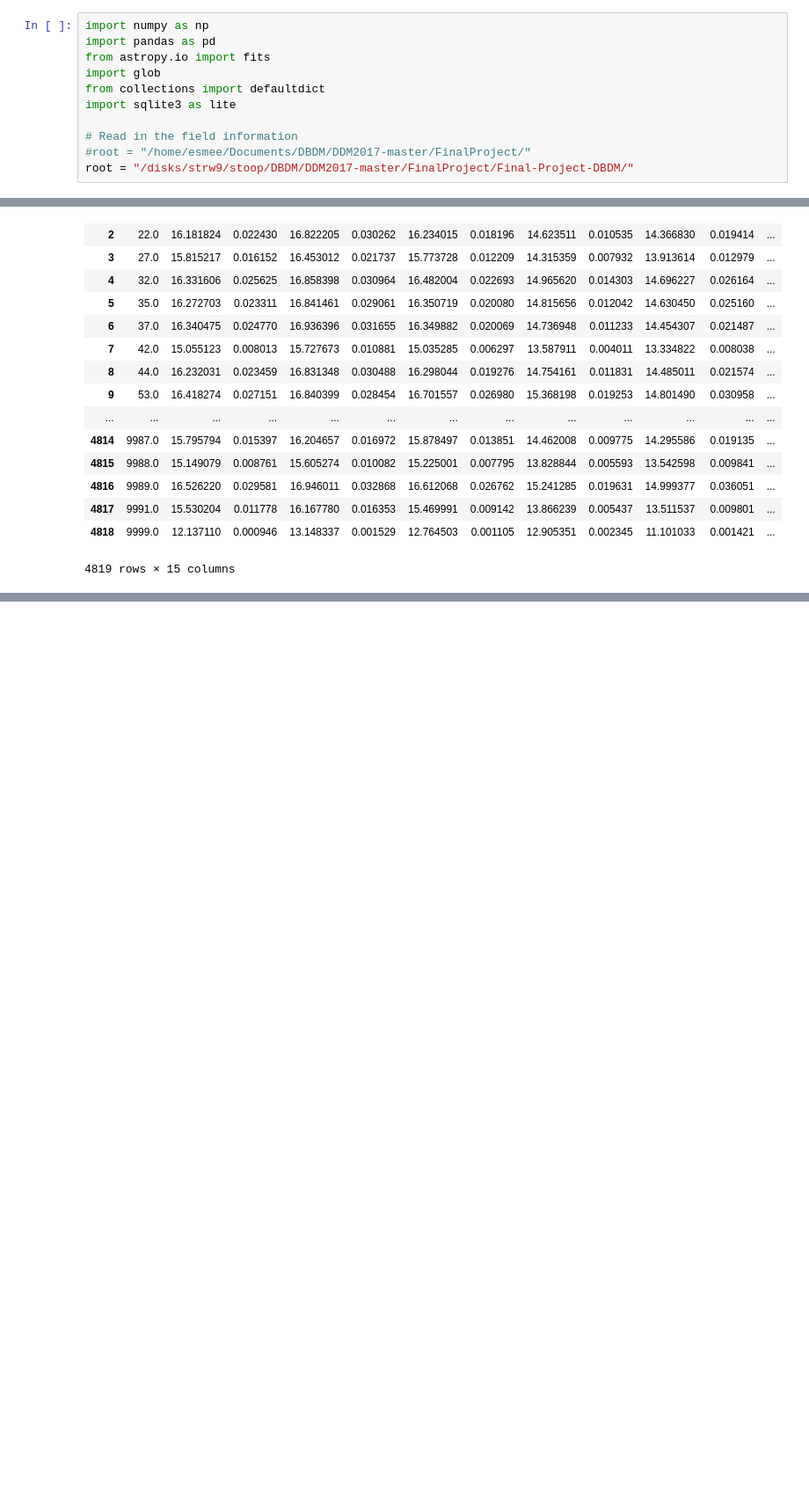
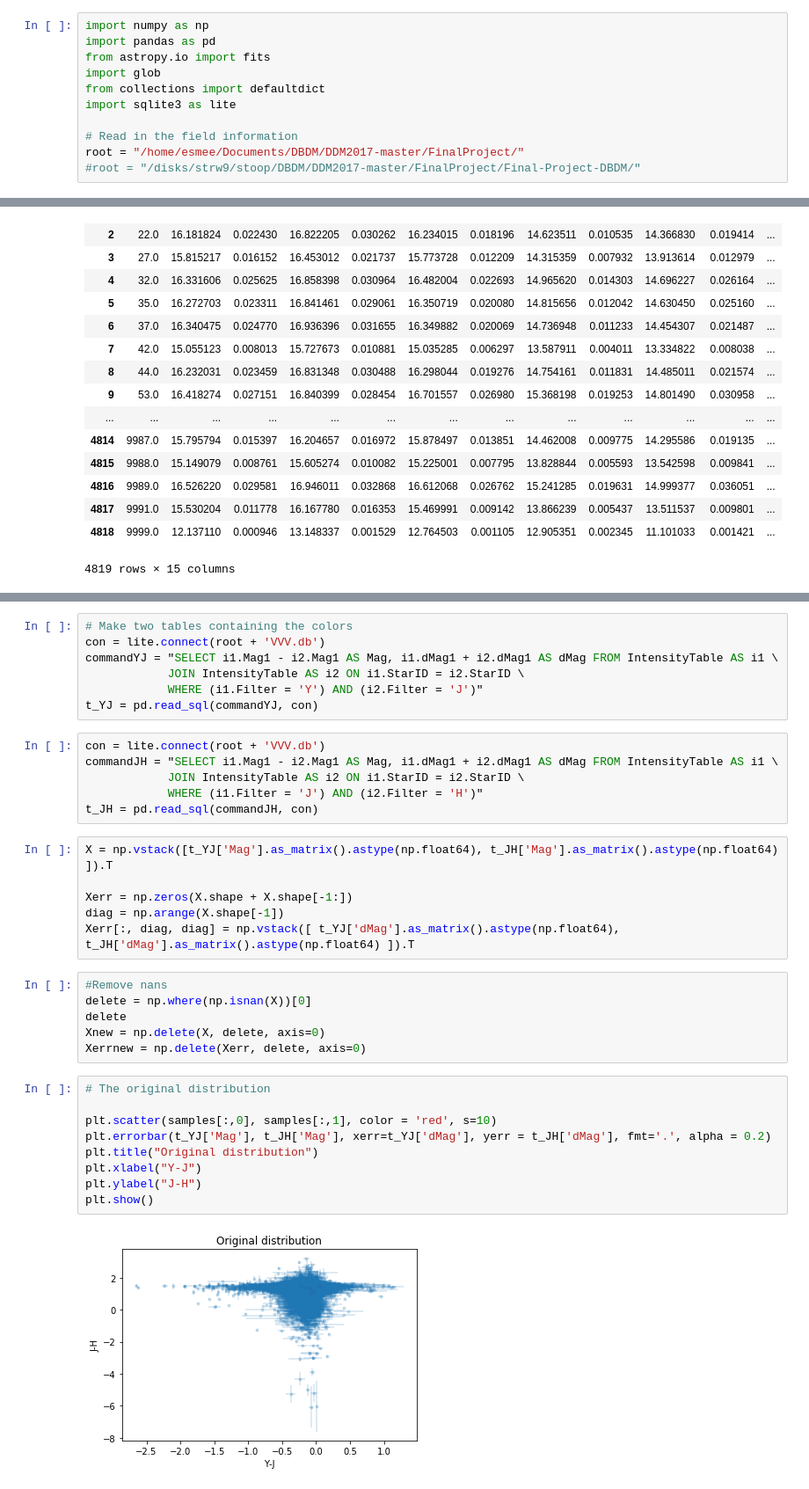
Before and after one commit to EStoop/Final-Project-DBDM, a Jupyter notebook: Final1.ipynb, the cells around one changed output, grey strips where cells are left out. Shown at 88% size. Drawn from its saved outputs; the diff is of its cells as text; blank space fills up the shorter version.

```diff
--- a/Final1.ipynb
+++ b/Final1.ipynb
@@ -7,8 +7,8 @@ from collections import defaultdict
 import sqlite3 as lite
 
 # Read in the field information
-#root = "/home/esmee/Documents/DBDM/DDM2017-master/FinalProject/"
-root = "/disks/strw9/stoop/DBDM/DDM2017-master/FinalProject/Final-Project-DBDM/"
+root = "/home/esmee/Documents/DBDM/DDM2017-master/FinalProject/"
+#root = "/disks/strw9/stoop/DBDM/DDM2017-master/FinalProject/Final-Project-DBDM/"
 # %% [markdown]
 # FieldTable
 
@@ -362,0 +369,36 @@ print t
+# %%
+# Make two tables containing the colors
+con = lite.connect(root + 'VVV.db')
+commandYJ = "SELECT i1.Mag1 - i2.Mag1 AS Mag, i1.dMag1 + i2.dMag1 AS dMag FROM IntensityTable AS i1 \
+            JOIN IntensityTable AS i2 ON i1.StarID = i2.StarID \
+            WHERE (i1.Filter = 'Y') AND (i2.Filter = 'J')"
+t_YJ = pd.read_sql(commandYJ, con)
+# %%
+con = lite.connect(root + 'VVV.db')
+commandJH = "SELECT i1.Mag1 - i2.Mag1 AS Mag, i1.dMag1 + i2.dMag1 AS dMag FROM IntensityTable AS i1 \
+            JOIN IntensityTable AS i2 ON i1.StarID = i2.StarID \
+            WHERE (i1.Filter = 'J') AND (i2.Filter = 'H')"
+t_JH = pd.read_sql(commandJH, con)
+# %%
+X = np.vstack([t_YJ['Mag'].as_matrix().astype(np.float64), t_JH['Mag'].as_matrix().astype(np.float64) ]).T
+
+Xerr = np.zeros(X.shape + X.shape[-1:])
+diag = np.arange(X.shape[-1])
+Xerr[:, diag, diag] = np.vstack([ t_YJ['dMag'].as_matrix().astype(np.float64), t_JH['dMag'].as_matrix().astype(np.float64) ]).T
+# %%
+#Remove nans
+delete = np.where(np.isnan(X))[0]
+delete
+Xnew = np.delete(X, delete, axis=0)
+Xerrnew = np.delete(Xerr, delete, axis=0)
+# %%
+# The original distribution
+
+plt.scatter(samples[:,0], samples[:,1], color = 'red', s=10)
+plt.errorbar(t_YJ['Mag'], t_JH['Mag'], xerr=t_YJ['dMag'], yerr = t_JH['dMag'], fmt='.', alpha = 0.2)
+plt.title("Original distribution")
+plt.xlabel("Y-J")
+plt.ylabel("J-H")
+plt.show()
+# %% [output]
+[figure, added]
```
Also changed, not shown: parts of 5 cells of this notebook, 2 other files.
